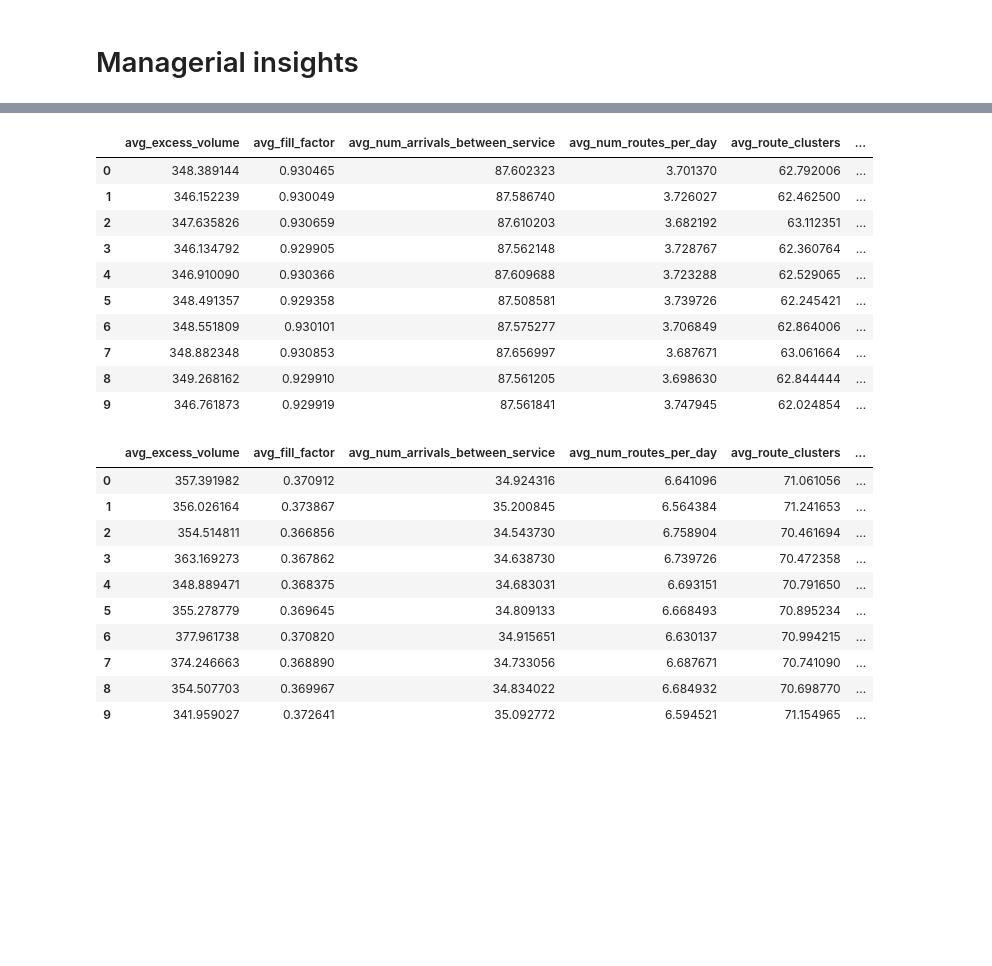
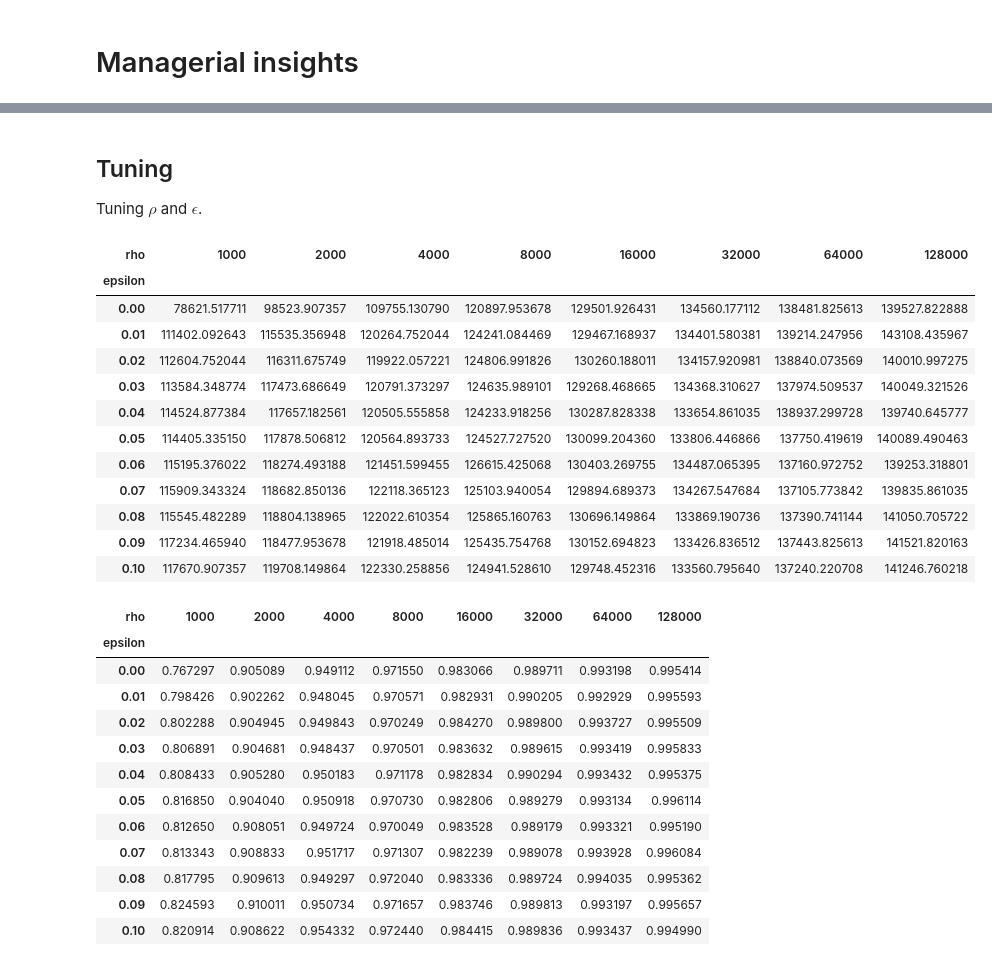
Before and after one commit to N-Wouda/Urban-Waste-Collection, a Jupyter notebook: notebooks/managerial_insights.ipynb, the cells around one changed output, grey strips where cells are left out. Cells and saved outputs as stored; diff of their text form; code cells hidden in the pictures; blank space fills up the shorter version.

```diff
--- a/notebooks/managerial_insights.ipynb
+++ b/notebooks/managerial_insights.ipynb
@@ -43,30 +39,0 @@ greedy
-# %%
-baseline = load(sorted(glob.glob("out/baseline_*.json")))
-baseline
-# %% [output]
-|  | avg_excess_volume | avg_fill_factor | avg_num_arrivals_between_service | avg_num_routes_per_day | avg_route_clusters | ... |
-| 0 | 348.389144 | 0.930465 | 87.602323 | 3.701370 | 62.792006 | ... |
-| 1 | 346.152239 | 0.930049 | 87.586740 | 3.726027 | 62.462500 | ... |
-| 2 | 347.635826 | 0.930659 | 87.610203 | 3.682192 | 63.112351 | ... |
-| 3 | 346.134792 | 0.929905 | 87.562148 | 3.728767 | 62.360764 | ... |
-| 4 | 346.910090 | 0.930366 | 87.609688 | 3.723288 | 62.529065 | ... |
-| 5 | 348.491357 | 0.929358 | 87.508581 | 3.739726 | 62.245421 | ... |
-| 6 | 348.551809 | 0.930101 | 87.575277 | 3.706849 | 62.864006 | ... |
-| 7 | 348.882348 | 0.930853 | 87.656997 | 3.687671 | 63.061664 | ... |
-| 8 | 349.268162 | 0.929910 | 87.561205 | 3.698630 | 62.844444 | ... |
-| 9 | 346.761873 | 0.929919 | 87.561841 | 3.747945 | 62.024854 | ... |
-# %%
-prize = load(sorted(glob.glob("out/prize_*.json")))
-prize
-# %% [output]
-|  | avg_excess_volume | avg_fill_factor | avg_num_arrivals_between_service | avg_num_routes_per_day | avg_route_clusters | ... |
-| 0 | 357.391982 | 0.370912 | 34.924316 | 6.641096 | 71.061056 | ... |
-| 1 | 356.026164 | 0.373867 | 35.200845 | 6.564384 | 71.241653 | ... |
-| 2 | 354.514811 | 0.366856 | 34.543730 | 6.758904 | 70.461694 | ... |
-| 3 | 363.169273 | 0.367862 | 34.638730 | 6.739726 | 70.472358 | ... |
-| 4 | 348.889471 | 0.368375 | 34.683031 | 6.693151 | 70.791650 | ... |
-| 5 | 355.278779 | 0.369645 | 34.809133 | 6.668493 | 70.895234 | ... |
-| 6 | 377.961738 | 0.370820 | 34.915651 | 6.630137 | 70.994215 | ... |
-| 7 | 374.246663 | 0.368890 | 34.733056 | 6.687671 | 70.741090 | ... |
-| 8 | 354.507703 | 0.369967 | 34.834022 | 6.684932 | 70.698770 | ... |
-| 9 | 341.959027 | 0.372641 | 35.092772 | 6.594521 | 71.154965 | ... |
@@ -72,0 +52,4 @@ prize
+# %% [markdown]
+## Tuning
+
+Tuning $\rho$ and $\epsilon$.
@@ -72,0 +60,32 @@ prize
+# %%
+tune.pivot(index="epsilon", columns="rho", values="avg_distance")
+# %% [output]
+| rho | 1000 | 2000 | 4000 | 8000 | 16000 | 32000 | 64000 | 128000 |
+| epsilon |  |  |  |  |  |  |  |  |
+| 0.00 | 78621.517711 | 98523.907357 | 109755.130790 | 120897.953678 | 129501.926431 | 134560.177112 | 138481.825613 | 139527.822888 |
+| 0.01 | 111402.092643 | 115535.356948 | 120264.752044 | 124241.084469 | 129467.168937 | 134401.580381 | 139214.247956 | 143108.435967 |
+| 0.02 | 112604.752044 | 116311.675749 | 119922.057221 | 124806.991826 | 130260.188011 | 134157.920981 | 138840.073569 | 140010.997275 |
+| 0.03 | 113584.348774 | 117473.686649 | 120791.373297 | 124635.989101 | 129268.468665 | 134368.310627 | 137974.509537 | 140049.321526 |
+| 0.04 | 114524.877384 | 117657.182561 | 120505.555858 | 124233.918256 | 130287.828338 | 133654.861035 | 138937.299728 | 139740.645777 |
+| 0.05 | 114405.335150 | 117878.506812 | 120564.893733 | 124527.727520 | 130099.204360 | 133806.446866 | 137750.419619 | 140089.490463 |
+| 0.06 | 115195.376022 | 118274.493188 | 121451.599455 | 126615.425068 | 130403.269755 | 134487.065395 | 137160.972752 | 139253.318801 |
+| 0.07 | 115909.343324 | 118682.850136 | 122118.365123 | 125103.940054 | 129894.689373 | 134267.547684 | 137105.773842 | 139835.861035 |
+| 0.08 | 115545.482289 | 118804.138965 | 122022.610354 | 125865.160763 | 130696.149864 | 133869.190736 | 137390.741144 | 141050.705722 |
+| 0.09 | 117234.465940 | 118477.953678 | 121918.485014 | 125435.754768 | 130152.694823 | 133426.836512 | 137443.825613 | 141521.820163 |
+| 0.10 | 117670.907357 | 119708.149864 | 122330.258856 | 124941.528610 | 129748.452316 | 133560.795640 | 137240.220708 | 141246.760218 |
+# %%
+tune.pivot(index="epsilon", columns="rho", values="avg_service_level")
+# %% [output]
+| rho | 1000 | 2000 | 4000 | 8000 | 16000 | 32000 | 64000 | 128000 |
+| epsilon |  |  |  |  |  |  |  |  |
+| 0.00 | 0.767297 | 0.905089 | 0.949112 | 0.971550 | 0.983066 | 0.989711 | 0.993198 | 0.995414 |
+| 0.01 | 0.798426 | 0.902262 | 0.948045 | 0.970571 | 0.982931 | 0.990205 | 0.992929 | 0.995593 |
+| 0.02 | 0.802288 | 0.904945 | 0.949843 | 0.970249 | 0.984270 | 0.989800 | 0.993727 | 0.995509 |
+| 0.03 | 0.806891 | 0.904681 | 0.948437 | 0.970501 | 0.983632 | 0.989615 | 0.993419 | 0.995833 |
+| 0.04 | 0.808433 | 0.905280 | 0.950183 | 0.971178 | 0.982834 | 0.990294 | 0.993432 | 0.995375 |
+| 0.05 | 0.816850 | 0.904040 | 0.950918 | 0.970730 | 0.982806 | 0.989279 | 0.993134 | 0.996114 |
+| 0.06 | 0.812650 | 0.908051 | 0.949724 | 0.970049 | 0.983528 | 0.989179 | 0.993321 | 0.995190 |
+| 0.07 | 0.813343 | 0.908833 | 0.951717 | 0.971307 | 0.982239 | 0.989078 | 0.993928 | 0.996084 |
+| 0.08 | 0.817795 | 0.909613 | 0.949297 | 0.972040 | 0.983336 | 0.989724 | 0.994035 | 0.995362 |
+| 0.09 | 0.824593 | 0.910011 | 0.950734 | 0.971657 | 0.983746 | 0.989813 | 0.993197 | 0.995657 |
+| 0.10 | 0.820914 | 0.908622 | 0.954332 | 0.972440 | 0.984415 | 0.989836 | 0.993437 | 0.994990 |
```
Also changed, not shown: parts of 27 cells of this notebook.
